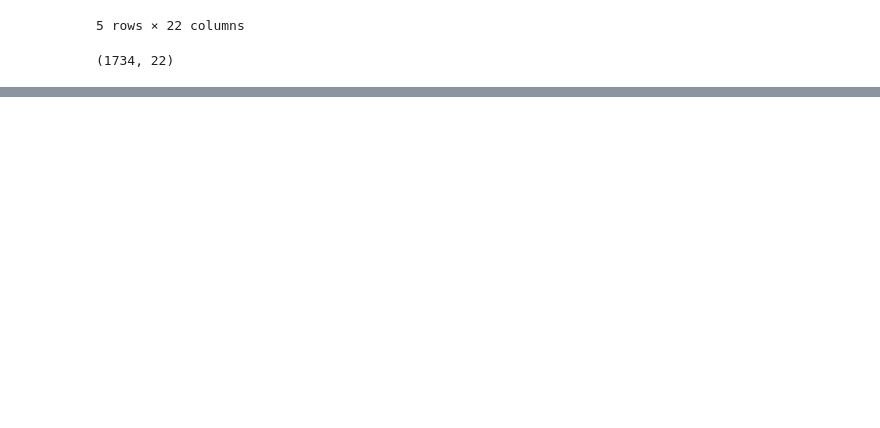
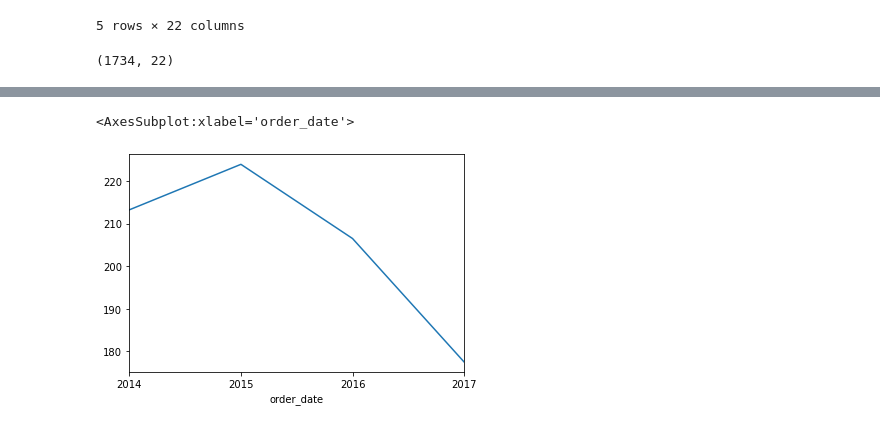
Before and after one commit to ns-tn-time-series-project/time-series-project, a Jupyter notebook: nathan_time_series_project_explore.ipynb, the cells around one changed output, grey strips where cells are left out. Saved outputs shown, nothing was run; the diff lists cells and outputs as text; code cells hidden in the pictures; blank space fills up the shorter version.

```diff
--- a/nathan_time_series_project_explore.ipynb
+++ b/nathan_time_series_project_explore.ipynb
@@ -376,0 +385,6 @@ df.shape
+# %%
+east = df[df.region == 'East']
+west = df[df.region == 'West']
+central = df[df.region == 'Central']
+south = df[df.region == 'South']
+east.shape, west.shape, central.shape, south.shape
@@ -376,0 +411,3 @@ df.shape
+# %%
+y = east.sales
+y.head()
@@ -376,0 +422,5 @@ df.shape
+# %%
+y.resample('Y').mean().plot()
+# %% [output]
+<AxesSubplot:xlabel='order_date'>
+[figure, added]
```
Also changed, not shown: parts of 40 cells of this notebook.
